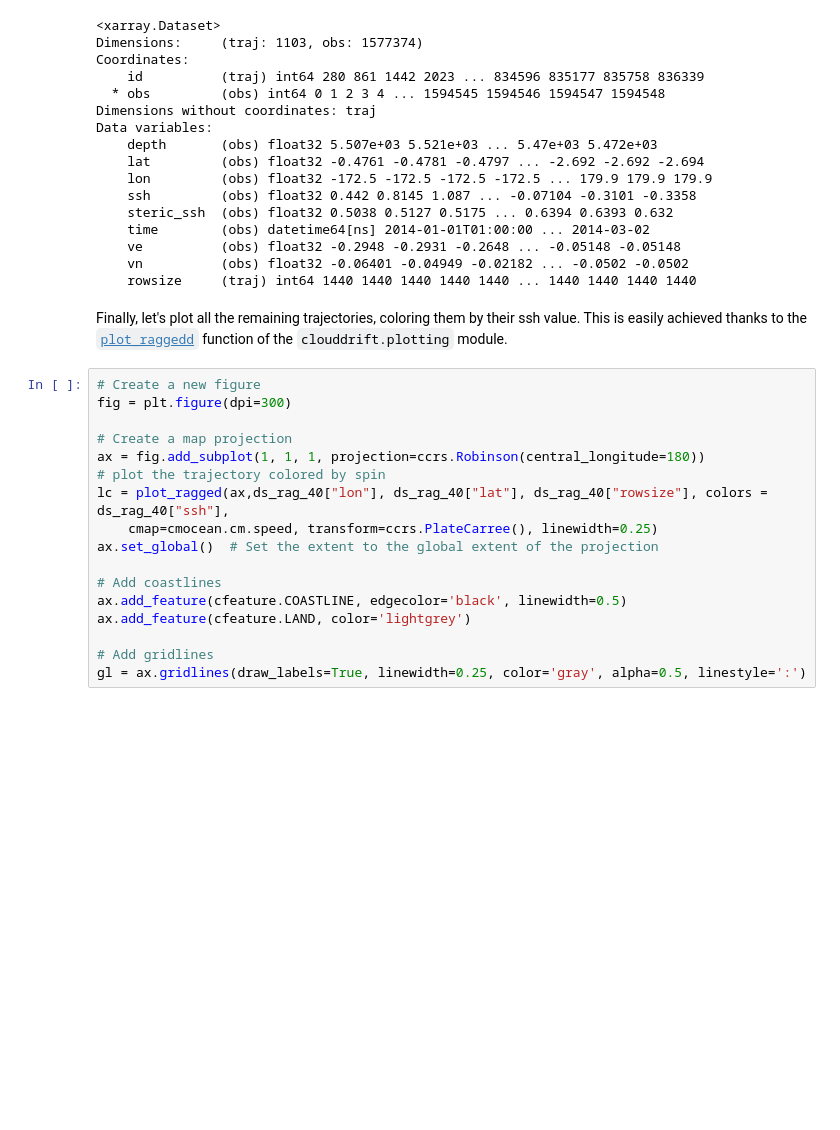
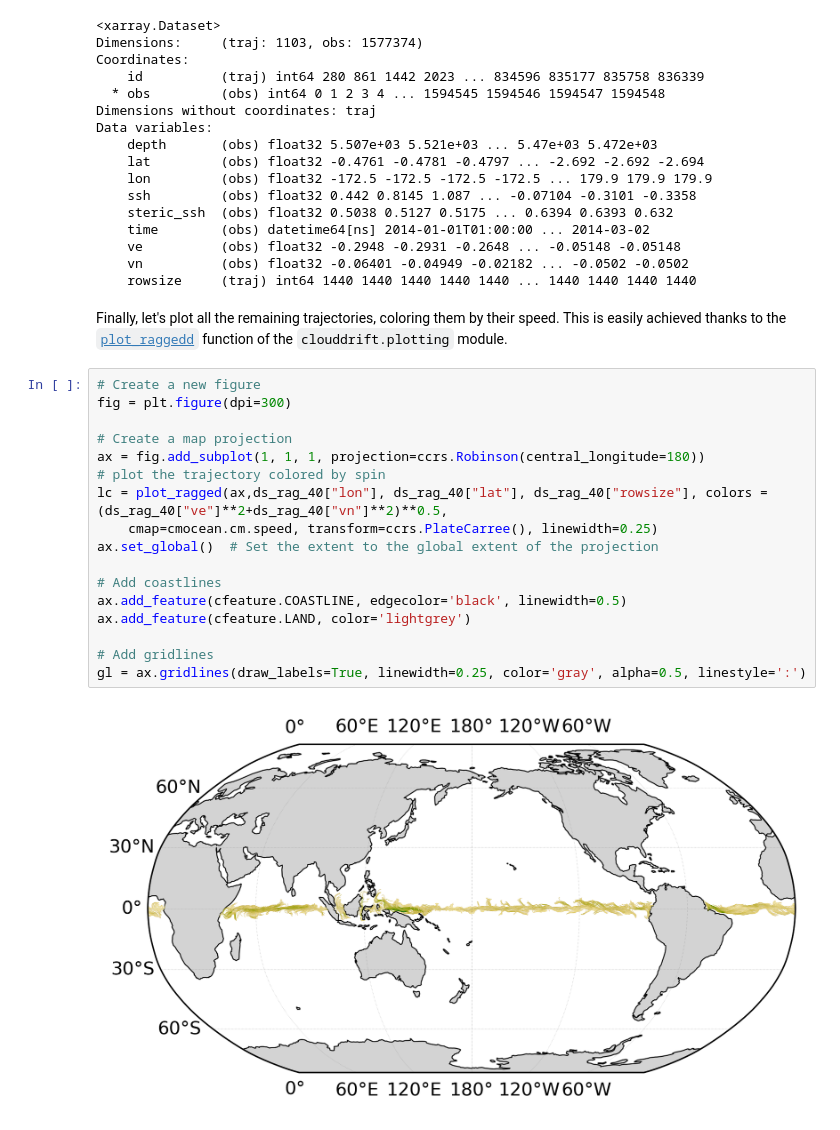
Before and after one commit to selipot/hycom-oceantrack, a Jupyter notebook: tutorials/hycom_lagrangian_tutorial.ipynb, the cells around one changed output. Drawn from its saved outputs; the diff is of its cells as text; blank space fills up the shorter version.

Commit message:
figure update

```diff
--- a/tutorials/hycom_lagrangian_tutorial.ipynb
+++ b/tutorials/hycom_lagrangian_tutorial.ipynb
@@ -272,21 +272,23 @@ Data variables:
     vn          (obs) float32 -0.06401 -0.04949 -0.02182 ... -0.0502 -0.0502
     rowsize     (traj) int64 1440 1440 1440 1440 1440 ... 1440 1440 1440 1440
 # %% [markdown]
-Finally, let's plot all the remaining trajectories, coloring them by their ssh value. This is easily achieved thanks to the [`plot_raggedd`](https://clouddrift.org/_autosummary/clouddrift.plotting.plot_ragged.html) function of the `clouddrift.plotting` module.
+Finally, let's plot all the remaining trajectories, coloring them by their speed. This is easily achieved thanks to the [`plot_raggedd`](https://clouddrift.org/_autosummary/clouddrift.plotting.plot_ragged.html) function of the `clouddrift.plotting` module.
 # %%
 # Create a new figure
 fig = plt.figure(dpi=300)
 
 # Create a map projection
 ax = fig.add_subplot(1, 1, 1, projection=ccrs.Robinson(central_longitude=180))
 # plot the trajectory colored by spin
-lc = plot_ragged(ax,ds_rag_40["lon"], ds_rag_40["lat"], ds_rag_40["rowsize"], colors = ds_rag_40["ssh"],
+lc = plot_ragged(ax,ds_rag_40["lon"], ds_rag_40["lat"], ds_rag_40["rowsize"], colors = (ds_rag_40["ve"]**2+ds_rag_40["vn"]**2)**0.5,
     cmap=cmocean.cm.speed, transform=ccrs.PlateCarree(), linewidth=0.25)
 ax.set_global()  # Set the extent to the global extent of the projection
 
 # Add coastlines
 ax.add_feature(cfeature.COASTLINE, edgecolor='black', linewidth=0.5)
 ax.add_feature(cfeature.LAND, color='lightgrey')
 
 # Add gridlines
 gl = ax.gridlines(draw_labels=True, linewidth=0.25, color='gray', alpha=0.5, linestyle=':')
+# %% [output]
+[figure, added]
```
